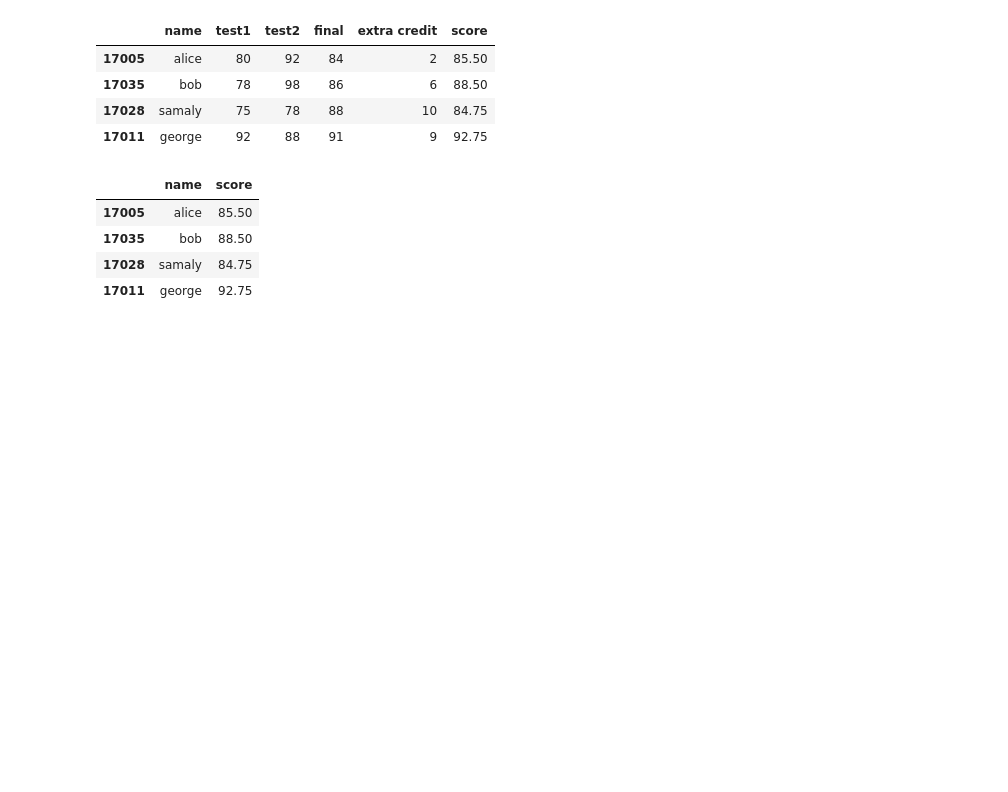
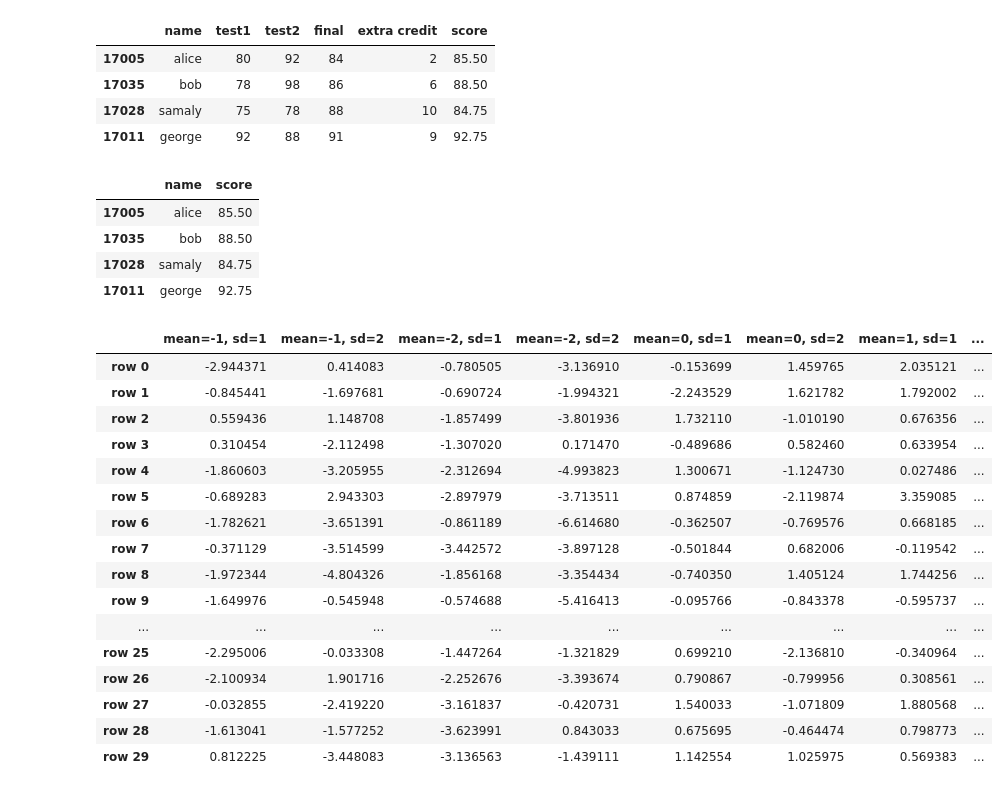
Before and after one commit to akiniwa/hobby, a Jupyter notebook: python/p.notebook/ch4.ipynb, the cells around one changed output. Drawn from its saved outputs; the diff is of its cells as text; code cells hidden in the pictures; blank space fills up the shorter version.

Commit message:
dataframe class

```diff
--- a/python/p.notebook/ch4.ipynb
+++ b/python/p.notebook/ch4.ipynb
@@ -212,3 +211,32 @@ grades[(80 <= grades['score']) & grades['score'] < 90].loc[:, ['name', 'score']]
 | 17035 | bob | 88.50 |
 | 17028 | samaly | 84.75 |
 | 17011 | george | 92.75 |
+# %%
+means = [0, 0, 1, 1, -1, -1, -2, -2]
+sdevs = [1, 2, 1, 2, 1, 2, 1, 2]
+random_data = {}
+nrows = 30
+for mean, sdev in zip(means, sdevs):
+    label = 'mean={}, sd={}'.format(mean, sdev)
+    random_data[label] = normal(mean, sdev, nrows)
+row_labels = ['row {}'.format(i) for i in range(nrows)]
+dframe = DataFrame(random_data, index=row_labels)
+dframe
+# %% [output]
+|  | mean=-1, sd=1 | mean=-1, sd=2 | mean=-2, sd=1 | mean=-2, sd=2 | mean=0, sd=1 | mean=0, sd=2 | mean=1, sd=1 | ... |
+| row 0 | -2.944371 | 0.414083 | -0.780505 | -3.136910 | -0.153699 | 1.459765 | 2.035121 | ... |
+| row 1 | -0.845441 | -1.697681 | -0.690724 | -1.994321 | -2.243529 | 1.621782 | 1.792002 | ... |
+| row 2 | 0.559436 | 1.148708 | -1.857499 | -3.801936 | 1.732110 | -1.010190 | 0.676356 | ... |
+| row 3 | 0.310454 | -2.112498 | -1.307020 | 0.171470 | -0.489686 | 0.582460 | 0.633954 | ... |
+| row 4 | -1.860603 | -3.205955 | -2.312694 | -4.993823 | 1.300671 | -1.124730 | 0.027486 | ... |
+| row 5 | -0.689283 | 2.943303 | -2.897979 | -3.713511 | 0.874859 | -2.119874 | 3.359085 | ... |
+| row 6 | -1.782621 | -3.651391 | -0.861189 | -6.614680 | -0.362507 | -0.769576 | 0.668185 | ... |
+| row 7 | -0.371129 | -3.514599 | -3.442572 | -3.897128 | -0.501844 | 0.682006 | -0.119542 | ... |
+| row 8 | -1.972344 | -4.804326 | -1.856168 | -3.354434 | -0.740350 | 1.405124 | 1.744256 | ... |
+| row 9 | -1.649976 | -0.545948 | -0.574688 | -5.416413 | -0.095766 | -0.843378 | -0.595737 | ... |
+| ... | ... | ... | ... | ... | ... | ... | ... | ... |
+| row 25 | -2.295006 | -0.033308 | -1.447264 | -1.321829 | 0.699210 | -2.136810 | -0.340964 | ... |
+| row 26 | -2.100934 | 1.901716 | -2.252676 | -3.393674 | 0.790867 | -0.799956 | 0.308561 | ... |
+| row 27 | -0.032855 | -2.419220 | -3.161837 | -0.420731 | 1.540033 | -1.071809 | 1.880568 | ... |
+| row 28 | -1.613041 | -1.577252 | -3.623991 | 0.843033 | 0.675695 | -0.464474 | 0.798773 | ... |
+| row 29 | 0.812225 | -3.448083 | -3.136563 | -1.439111 | 1.142554 | 1.025975 | 0.569383 | ... |
```
Also changed, not shown: parts of 22 cells of this notebook.
